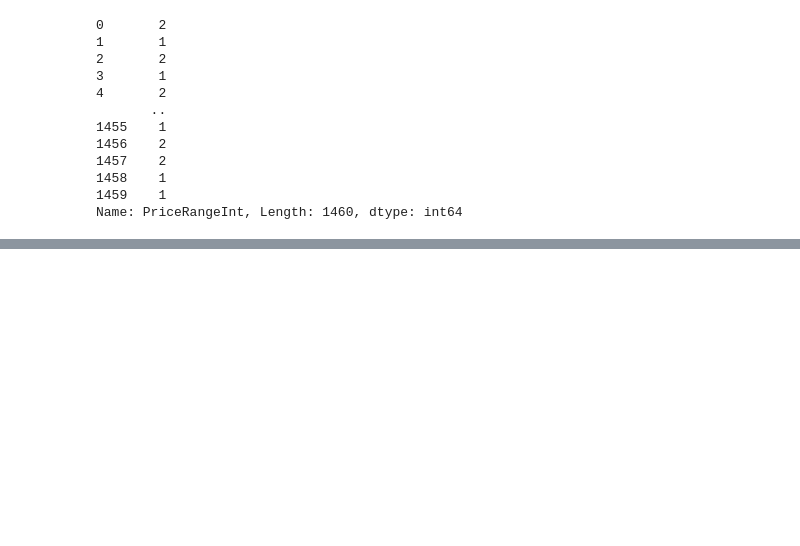
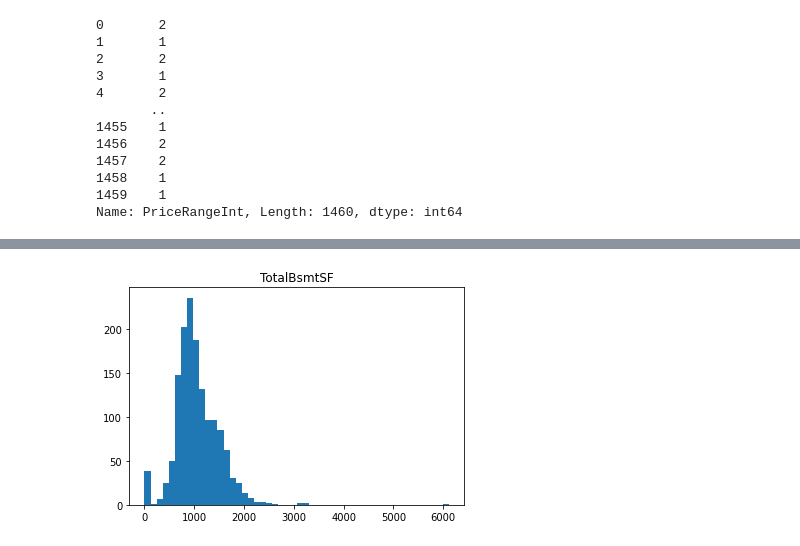
Before and after one commit to Andrei-Portales/hdt6-regresion_logistica, a Jupyter notebook: main.ipynb, the cells around one changed output, grey strips where cells are left out. Cells and saved outputs as stored; diff of their text form; code cells hidden in the pictures; blank space fills up the shorter version.

```diff
--- a/main.ipynb
+++ b/main.ipynb
@@ -113,0 +156,6 @@ sns.heatmap(data[predictors_1 + ['SalePrice']].corr(), xticklabels=data[predicto
+# %%
+plt.hist(data['TotalBsmtSF'], bins=50)
+plt.title("TotalBsmtSF")
+plt.show()
+# %% [output]
+[figure, added]
```
Also changed, not shown: parts of 54 cells of this notebook, 1 other file.
